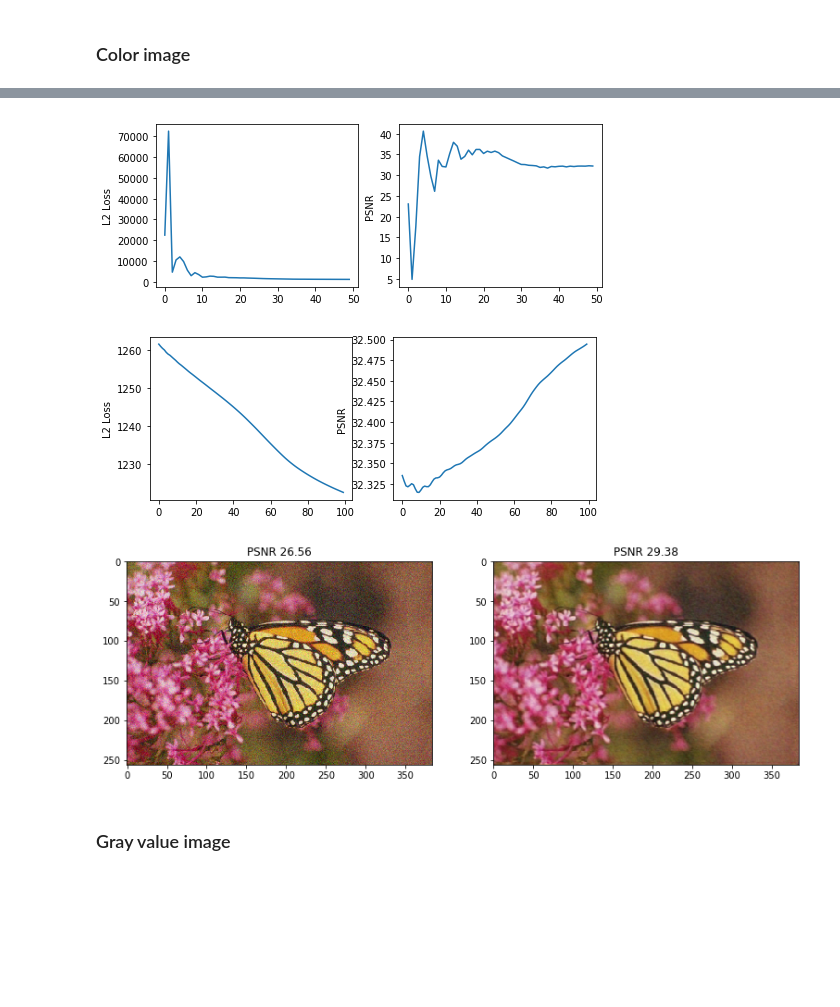
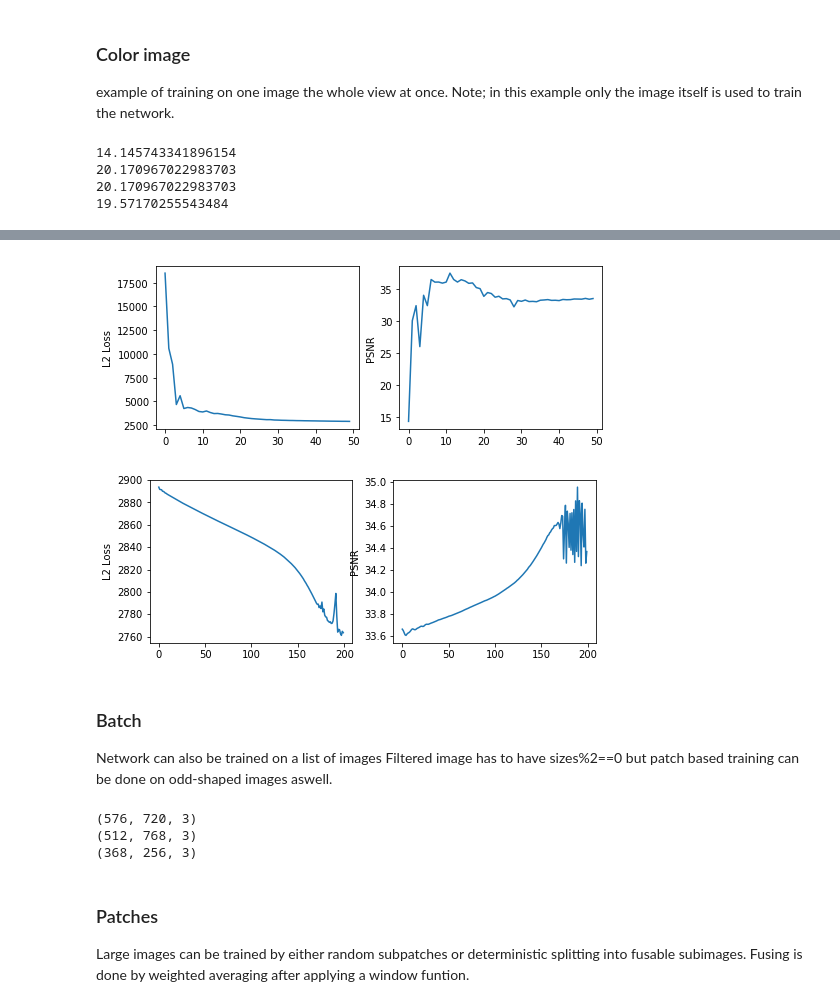
Before and after one commit to axarekma/CNN_bin, a Jupyter notebook: image_example.ipynb, the cells around one changed output, grey strips where cells are left out. Drawn from its saved outputs; the diff is of its cells as text; code cells hidden in the pictures; blank space fills up the shorter version.

Commit message:
update
fixed psnr
update credits
update examples

```diff
--- a/image_example.ipynb
+++ b/image_example.ipynb
@@ -13,12 +16,23 @@ from cnnbin.utils import psnr
-# %% [markdown]
-### Color image
+# %% [markdown]
+### Color image
+example of training on one image the whole view at once. Note; in this example only the image itself is used to train the network.
 # %%
-sigma = 30
+sigma = 50
 image_ref =imageio.imread('data/monarch.bmp')
 image = image_ref+sigma * np.random.standard_normal(image_ref.shape)
 
 binned_ref = np.mean(cnnbin.split_diagonal_rgb(image_ref),0)
 binned_mean = np.mean(cnnbin.split_diagonal_rgb(image),0)
+# %%
+print(psnr(image_ref,image,255))
+print(psnr(binned_ref,binned_mean,255))
+print(psnr(binned_mean,binned_ref,255))
+print(psnr(binned_ref,binned_mean))
+# %% [output]
+14.145743341896154
+20.170967022983703
+20.170967022983703
+19.57170255543484
 # %%
 net = cnnbin.CNNbin(multichannel = True,depth=4, start_filts=48)
 size = net.summary()
@@ -43,23 +57,20 @@ Total approximated size of : 585.46 MB
 # %%
 net.train_image(image,num_epochs= 50, learning_rate=1e-3,alpha = 0.99)
 net.plot_train()
-net.train_image(image,num_epochs= 100, learning_rate=1e-4,alpha = 0.99)
+net.train_image(image,num_epochs= 200, learning_rate=1e-4,alpha = 0.99)
 net.plot_train()
+net.train_image(image,num_epochs= 200, learning_rate=1e-5,alpha = 0.99)
+net.plot_train()
 # %% [output]
-[figure, old version]
+[figure, new version]
-[figure, old version]
+[figure, new version]
 # %%
-net.train_split(image,num_epochs= 100, learning_rate=1e-4,alpha = 0.99)
-net.plot_train()
-
-image_filter = net.filter_patch(image)
-
+image_filter = to8bit(net.filter_patch(image))
 plt.figure(figsize=(13,5))
 for i,im in enumerate([binned_mean,image_filter]):
     plt.subplot(1,2,1+i)
-    plt.imshow(np.clip(im/255,0,1))
-    plt.title(f'PSNR {psnr(im,binned_ref):.2f}')
+    plt.imshow(np.clip(im/255.0,0,1))
+    plt.title(f'PSNR {psnr(binned_ref,im,255):.2f}')
+    plt.xticks([])
+    plt.yticks([])
+plt.savefig(f'images/monarch_compare',bbox_inches='tight')
-# %% [output]
-[figure, removed]
-# %% [markdown]
-### Gray value image
@@ -73 +77,23 @@ binned_mean = np.mean(cnnbin.split_diagonal(image),0)
+# %% [markdown]
+### Batch
+Network can also be trained on a list of images
+Filtered image has to have sizes%2==0  but patch based training can be done on odd-shaped images aswell.
+# %%
+sigma = 80
+images_ref =[
+    imageio.imread(x) for x in ['data/barbara.bmp','data/monarch.bmp','data/comic.bmp']
+]
+images = [x + sigma * np.random.standard_normal(x.shape) for x in images_ref]
+
+block_size = (256,256)
+net = cnnbin.CNNbin(multichannel = True, depth=4, start_filts=48, block_size = block_size)
+net.train_list(images,num_epochs= 50,batch_size = 8,num_batches = 4, lr=1e-3,alpha = 0.99)
+net.plot_train()
+# %% [output]
+(576, 720, 3)
+(512, 768, 3)
+(368, 256, 3)
+# %% [markdown]
+### Patches
+Large images can be trained by either random subpatches or deterministic splitting into fusable subimages. Fusing is done by weighted averaging after applying a window funtion.
 # %%
```
Also changed, not shown: parts of 10 cells of this notebook, 5 other files.
